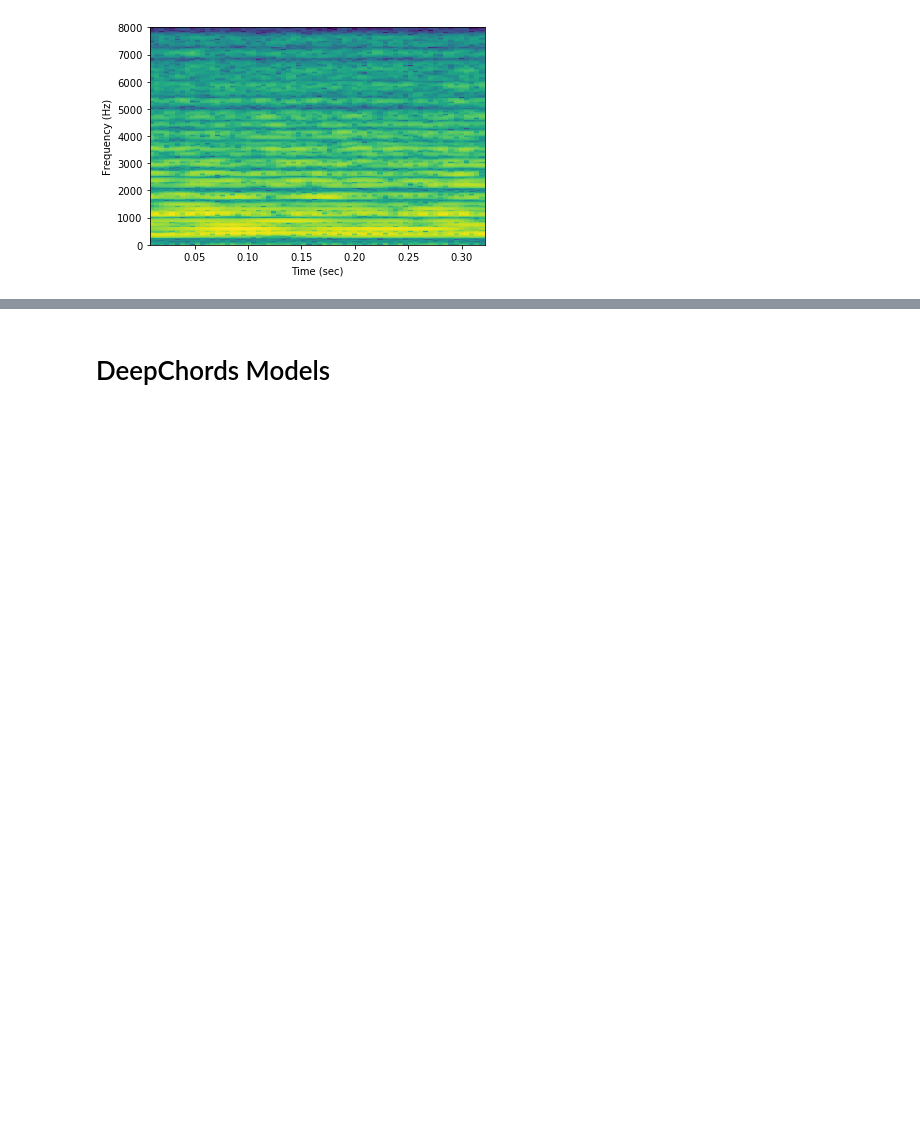
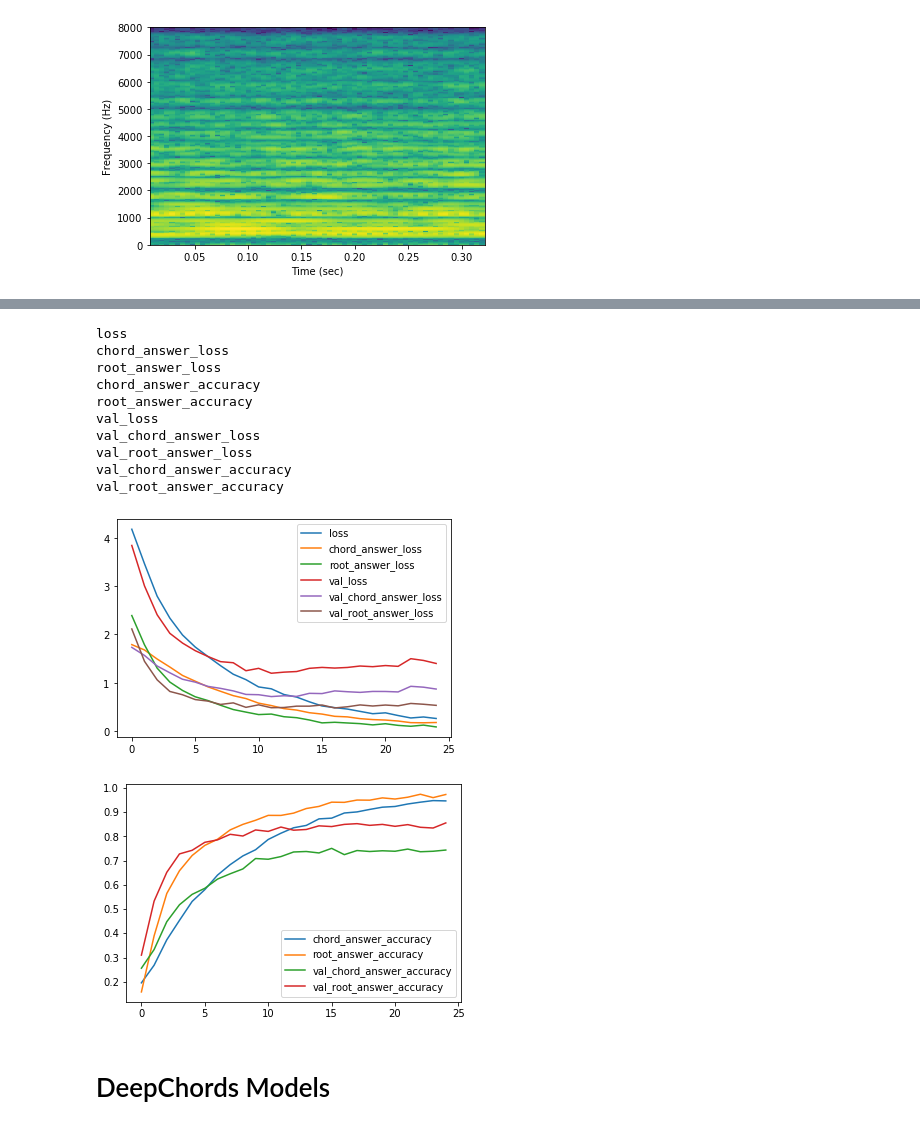
Before and after one commit to 0xfe/deepears, a Jupyter notebook: DeepChords.ipynb, the cells around one changed output, grey strips where cells are left out. Drawn from its saved outputs; the diff is of its cells as text; code cells hidden in the pictures; blank space fills up the shorter version.

```diff
--- a/DeepChords.ipynb
+++ b/DeepChords.ipynb
@@ -109,22 +109,40 @@ minor
-# %%
-def plot_history(history):
-  acc = history.history['acc']
-  val_acc = history.history['val_acc']
-  loss = history.history['loss']
-  val_loss = history.history['val_loss']
-  epochs = range(1, len(acc) + 1)
-
-  plt.plot(epochs, acc, 'bo', label='Training acc')
-  plt.plot(epochs, val_acc, 'b', label='Validation acc')
-  plt.title('Training and validation accuracy')
-  plt.legend()
-
-  plt.figure()
-  plt.plot(epochs, loss, 'bo', label='Training loss')
-  plt.plot(epochs, val_loss, 'b', label='Validation loss')
-  plt.title('Training and validation loss')
-  plt.legend()
-  plt.show()
+# %%
+def plot_history(history):
+  for k in history.history:
+    vals = history.history[k]
+
+    if k.endswith("loss"):
+        plt.plot(vals, label=k)
+
+  plt.legend()
+  plt.figure()
+
+  for k in history.history:
+    vals = history.history[k]
+
+    if k.endswith("accuracy"):
+        plt.plot(vals, label=k)
+
+  plt.legend()
+  plt.show()
+
+for k in history.history:
+    print(k)
+
+plot_history(history)
+# %% [output]
+loss
+chord_answer_loss
+root_answer_loss
+chord_answer_accuracy
+root_answer_accuracy
+val_loss
+val_chord_answer_loss
+val_root_answer_loss
+val_chord_answer_accuracy
+val_root_answer_accuracy
+[figure, added]
+[figure, added]
 # %% [markdown]
 # DeepChords Models
 # %%
```
Also changed, not shown: parts of 11 cells of this notebook, 1 other file.
